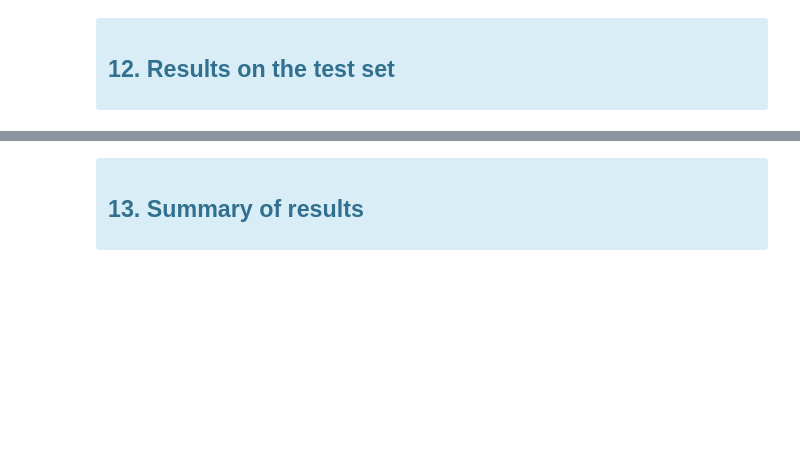
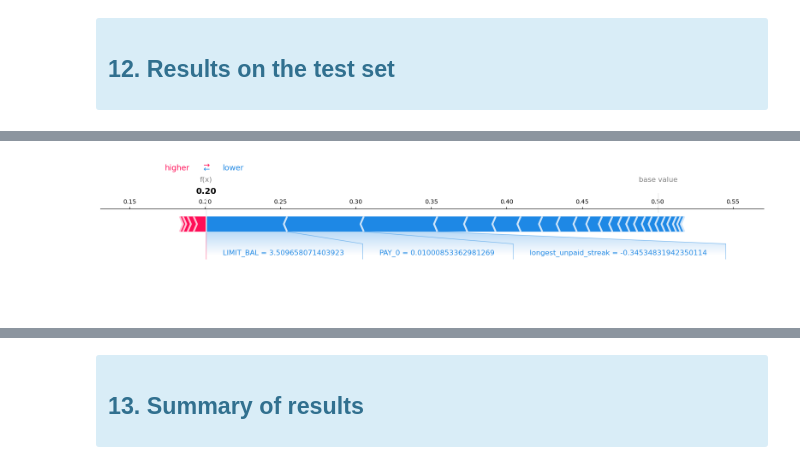
Before and after one commit to robindhillon1/creditcard_default, a Jupyter notebook: cc_default.ipynb, the cells around one changed output, grey strips where cells are left out. Saved outputs shown, nothing was run; the diff lists cells and outputs as text; code cells hidden in the pictures; blank space fills up the shorter version.

```diff
--- a/cc_default.ipynb
+++ b/cc_default.ipynb
@@ -1195,7 +1186,9 @@ random_search_LGBM.best_estimator_.named_steps["lgbmclassifier"].predict_proba(X
 # %%
 shap.force_plot(
-    lgbm_explainer.expected_value[1], # expected value for class 1.
-    test_lgbm_shap_values[1][ex_defaultN_index, :], # SHAP values associated with the example we want to explain
+    rf_shap.expected_value[1], # expected value for class 1.
+    test_shap[1][ex_defaultN_index, :], # SHAP values associated with the example we want to explain
     X_test_transformed.iloc[ex_defaultN_index, :], # Feature vector of the example
     matplotlib=True,
 )
+# %% [output]
+[figure, added]
```
Also changed, not shown: parts of 38 cells of this notebook.
